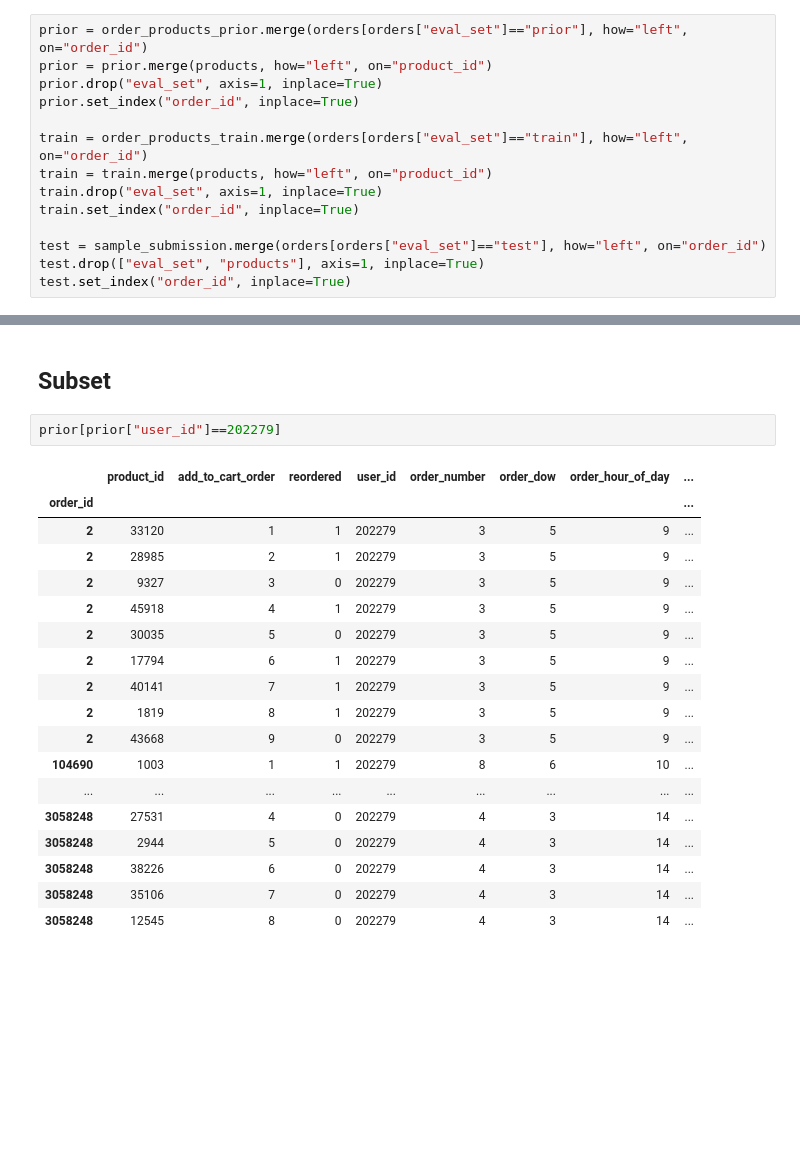
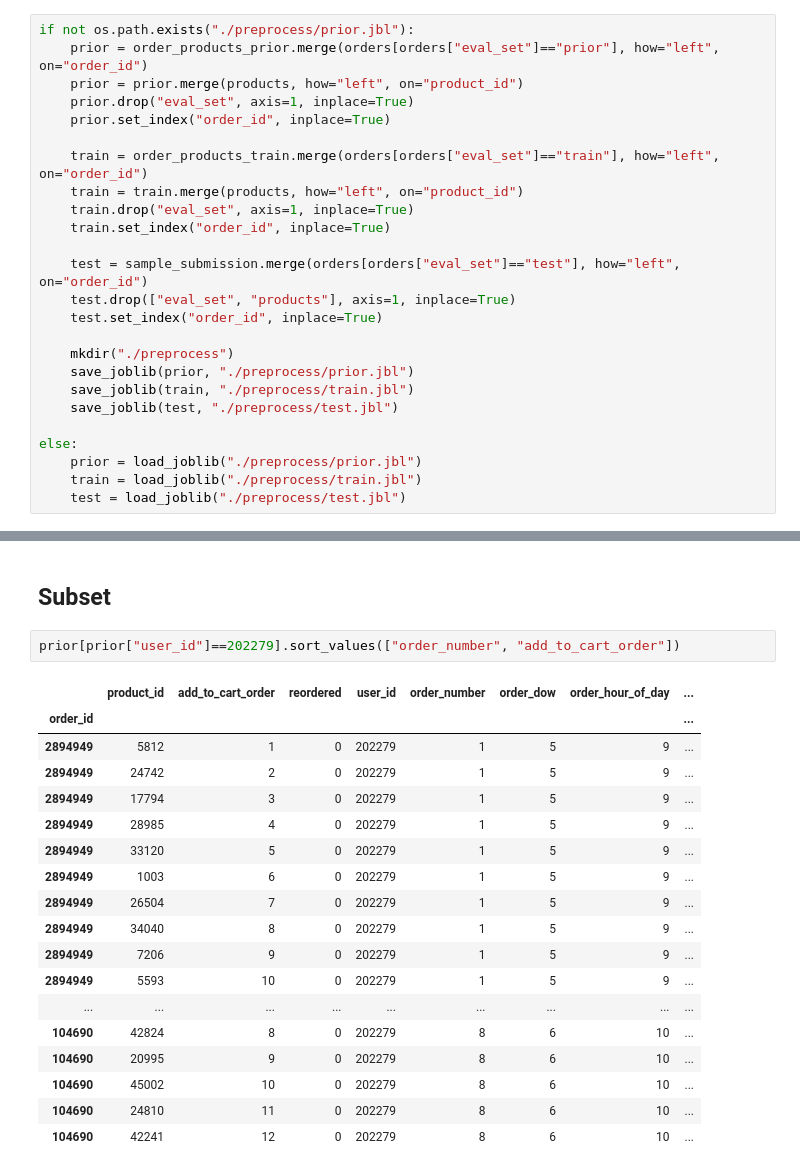
Before and after one commit to takaiyuk/kaggle-instacart, a Jupyter notebook: notebook/Untitled.ipynb, the cells around one changed output, grey strips where cells are left out. Drawn from its saved outputs; the diff is of its cells as text; blank space fills up the shorter version.

```diff
--- a/notebook/Untitled.ipynb
+++ b/notebook/Untitled.ipynb
@@ -99,19 +99,30 @@ for df, name in zip(
 | 1 | 34 | 39276 29259 |
 | 2 | 137 | 39276 29259 |
 # %%
-prior = order_products_prior.merge(orders[orders["eval_set"]=="prior"], how="left", on="order_id")
-prior = prior.merge(products, how="left", on="product_id")
-prior.drop("eval_set", axis=1, inplace=True)
-prior.set_index("order_id", inplace=True)
+if not os.path.exists("./preprocess/prior.jbl"):
+    prior = order_products_prior.merge(orders[orders["eval_set"]=="prior"], how="left", on="order_id")
+    prior = prior.merge(products, how="left", on="product_id")
+    prior.drop("eval_set", axis=1, inplace=True)
+    prior.set_index("order_id", inplace=True)
 
-train = order_products_train.merge(orders[orders["eval_set"]=="train"], how="left", on="order_id")
-train = train.merge(products, how="left", on="product_id")
-train.drop("eval_set", axis=1, inplace=True)
-train.set_index("order_id", inplace=True)
+    train = order_products_train.merge(orders[orders["eval_set"]=="train"], how="left", on="order_id")
+    train = train.merge(products, how="left", on="product_id")
+    train.drop("eval_set", axis=1, inplace=True)
+    train.set_index("order_id", inplace=True)
 
-test = sample_submission.merge(orders[orders["eval_set"]=="test"], how="left", on="order_id")
-test.drop(["eval_set", "products"], axis=1, inplace=True)
-test.set_index("order_id", inplace=True)
+    test = sample_submission.merge(orders[orders["eval_set"]=="test"], how="left", on="order_id")
+    test.drop(["eval_set", "products"], axis=1, inplace=True)
+    test.set_index("order_id", inplace=True)
+
+    mkdir("./preprocess")
+    save_joblib(prior, "./preprocess/prior.jbl")
+    save_joblib(train, "./preprocess/train.jbl")
+    save_joblib(test, "./preprocess/test.jbl")
+
+else:
+    prior = load_joblib("./preprocess/prior.jbl")
+    train = load_joblib("./preprocess/train.jbl")
+    test = load_joblib("./preprocess/test.jbl")
 # %%
 prior.head(3)
 # %% [output]
@@ -147,24 +158,24 @@ prior.user_id.nunique(), train.user_id.nunique() + test.user_id.nunique(), train
 # %% [markdown]
 ## Subset
 # %%
-prior[prior["user_id"]==202279]
+prior[prior["user_id"]==202279].sort_values(["order_number", "add_to_cart_order"])
 # %% [output]
 |  | product_id | add_to_cart_order | reordered | user_id | order_number | order_dow | order_hour_of_day | ... |
 | order_id |  |  |  |  |  |  |  | ... |
-| 2 | 33120 | 1 | 1 | 202279 | 3 | 5 | 9 | ... |
-| 2 | 28985 | 2 | 1 | 202279 | 3 | 5 | 9 | ... |
-| 2 | 9327 | 3 | 0 | 202279 | 3 | 5 | 9 | ... |
-| 2 | 45918 | 4 | 1 | 202279 | 3 | 5 | 9 | ... |
-| 2 | 30035 | 5 | 0 | 202279 | 3 | 5 | 9 | ... |
-| 2 | 17794 | 6 | 1 | 202279 | 3 | 5 | 9 | ... |
-| 2 | 40141 | 7 | 1 | 202279 | 3 | 5 | 9 | ... |
-| 2 | 1819 | 8 | 1 | 202279 | 3 | 5 | 9 | ... |
-| 2 | 43668 | 9 | 0 | 202279 | 3 | 5 | 9 | ... |
-| 104690 | 1003 | 1 | 1 | 202279 | 8 | 6 | 10 | ... |
+| 2894949 | 5812 | 1 | 0 | 202279 | 1 | 5 | 9 | ... |
+| 2894949 | 24742 | 2 | 0 | 202279 | 1 | 5 | 9 | ... |
+| 2894949 | 17794 | 3 | 0 | 202279 | 1 | 5 | 9 | ... |
+| 2894949 | 28985 | 4 | 0 | 202279 | 1 | 5 | 9 | ... |
+| 2894949 | 33120 | 5 | 0 | 202279 | 1 | 5 | 9 | ... |
+| 2894949 | 1003 | 6 | 0 | 202279 | 1 | 5 | 9 | ... |
+| 2894949 | 26504 | 7 | 0 | 202279 | 1 | 5 | 9 | ... |
+| 2894949 | 34040 | 8 | 0 | 202279 | 1 | 5 | 9 | ... |
+| 2894949 | 7206 | 9 | 0 | 202279 | 1 | 5 | 9 | ... |
+| 2894949 | 5593 | 10 | 0 | 202279 | 1 | 5 | 9 | ... |
 | ... | ... | ... | ... | ... | ... | ... | ... | ... |
-| 3058248 | 27531 | 4 | 0 | 202279 | 4 | 3 | 14 | ... |
-| 3058248 | 2944 | 5 | 0 | 202279 | 4 | 3 | 14 | ... |
-| 3058248 | 38226 | 6 | 0 | 202279 | 4 | 3 | 14 | ... |
-| 3058248 | 35106 | 7 | 0 | 202279 | 4 | 3 | 14 | ... |
-| 3058248 | 12545 | 8 | 0 | 202279 | 4 | 3 | 14 | ... |
+| 104690 | 42824 | 8 | 0 | 202279 | 8 | 6 | 10 | ... |
+| 104690 | 20995 | 9 | 0 | 202279 | 8 | 6 | 10 | ... |
+| 104690 | 45002 | 10 | 0 | 202279 | 8 | 6 | 10 | ... |
+| 104690 | 24810 | 11 | 0 | 202279 | 8 | 6 | 10 | ... |
+| 104690 | 42241 | 12 | 0 | 202279 | 8 | 6 | 10 | ... |
 # %%
```
Also changed, not shown: parts of 2 cells of this notebook, 3 other files.
